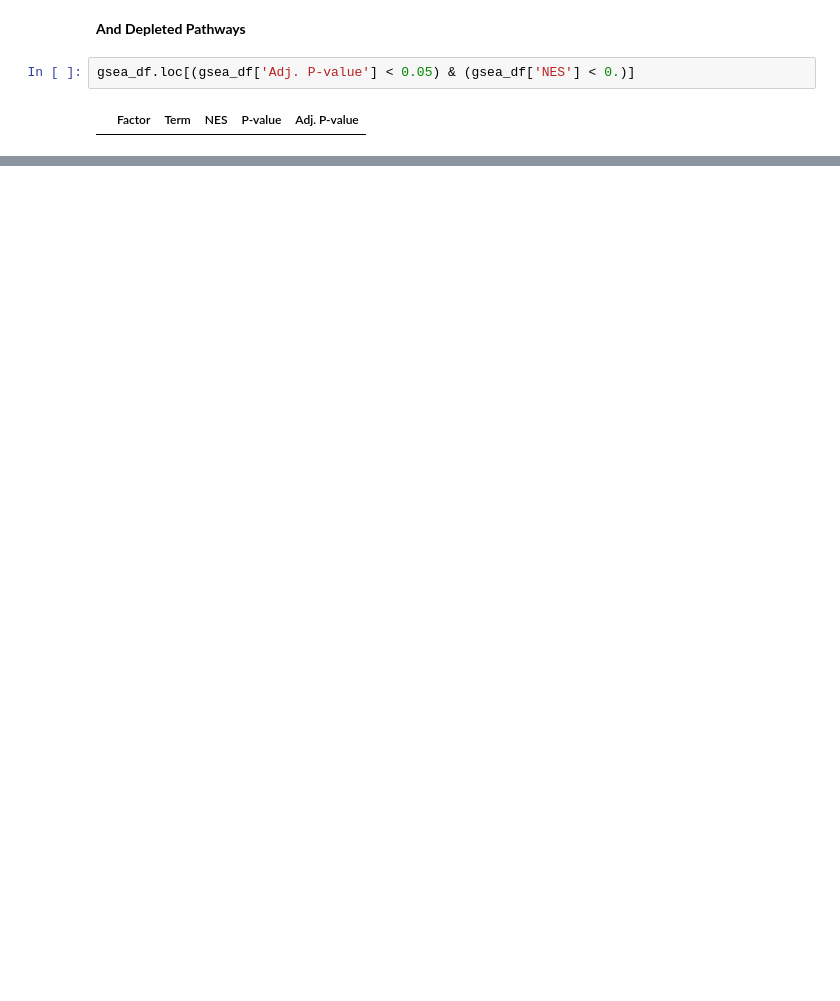
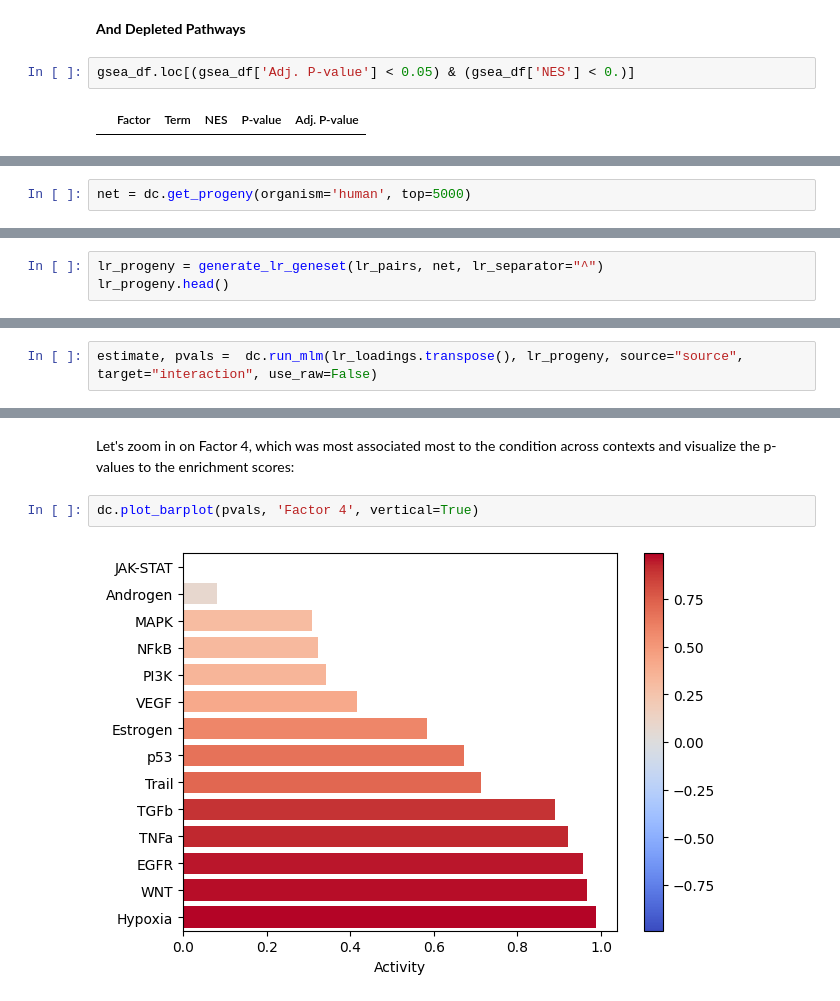
Before and after one commit to saezlab/ccc_protocols, a Jupyter notebook: notebooks/ccc_python/06-Functional-Footprinting.ipynb, the cells around one changed output, grey strips where cells are left out. Saved outputs shown, nothing was run; the diff lists cells and outputs as text; blank space fills up the shorter version.

Commit message:
add mlm x progeny

```diff
--- a/notebooks/ccc_python/06-Functional-Footprinting.ipynb
+++ b/notebooks/ccc_python/06-Functional-Footprinting.ipynb
@@ -143,0 +156,2 @@ gsea_df.loc[(gsea_df['Adj. P-value'] < 0.05) & (gsea_df['NES'] < 0.)]
+# %%
+net = dc.get_progeny(organism='human', top=5000)
@@ -143,0 +160,3 @@ gsea_df.loc[(gsea_df['Adj. P-value'] < 0.05) & (gsea_df['NES'] < 0.)]
+# %%
+lr_progeny = generate_lr_geneset(lr_pairs, net, lr_separator="^")
+lr_progeny.head()
@@ -143,0 +174,2 @@ gsea_df.loc[(gsea_df['Adj. P-value'] < 0.05) & (gsea_df['NES'] < 0.)]
+# %%
+estimate, pvals =  dc.run_mlm(lr_loadings.transpose(), lr_progeny, source="source", target="interaction", use_raw=False)
@@ -143,0 +183,6 @@ gsea_df.loc[(gsea_df['Adj. P-value'] < 0.05) & (gsea_df['NES'] < 0.)]
+# %% [markdown]
+Let's zoom in on Factor 4, which was most associated most to the condition across contexts and visualize the p-values to the enrichment scores:
+# %%
+dc.plot_barplot(pvals, 'Factor 4', vertical=True)
+# %% [output]
+[figure, added]
```
Also changed, not shown: parts of 25 cells of this notebook.
